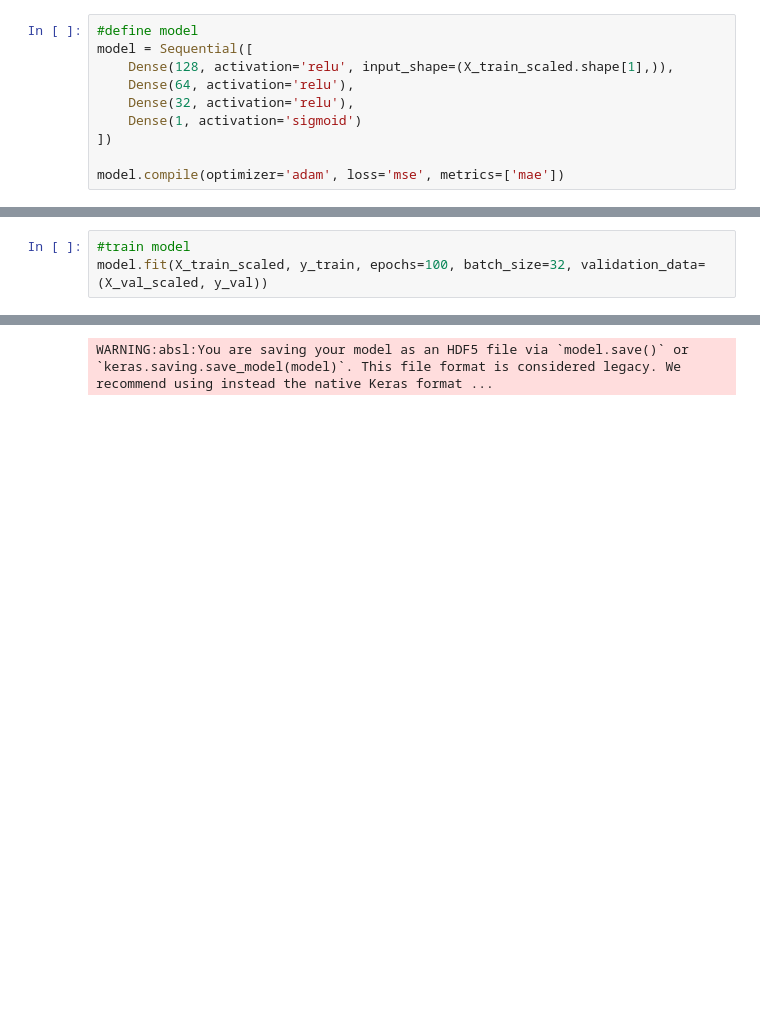
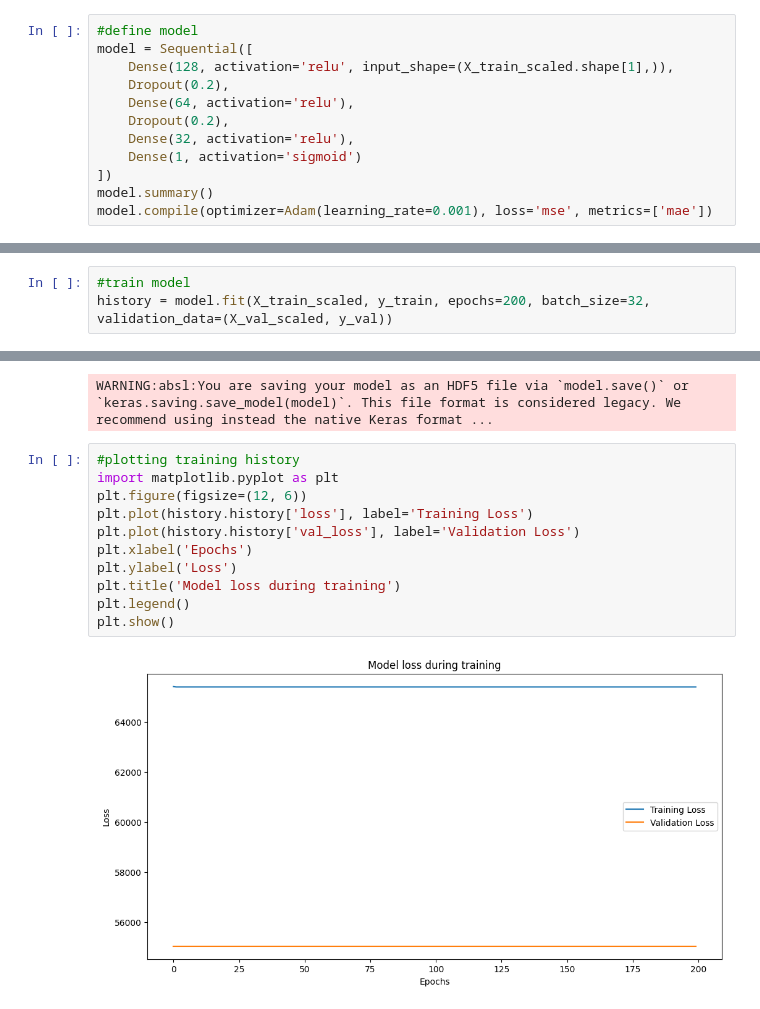
Before and after one commit to vikilouisa/Group-12---Introduction-to-Data-Science-Machine-Learning, a Jupyter notebook: neural_net_via_regression_byLone.ipynb, the cells around one changed output, grey strips where cells are left out. Drawn from its saved outputs; the diff is of its cells as text; blank space fills up the shorter version.

```diff
--- a/neural_net_via_regression_byLone.ipynb
+++ b/neural_net_via_regression_byLone.ipynb
@@ -61,10 +56,12 @@ X_test_scaled = scaler.transform(X_test)
 #define model
 model = Sequential([
     Dense(128, activation='relu', input_shape=(X_train_scaled.shape[1],)),
+    Dropout(0.2),
     Dense(64, activation='relu'),
+    Dropout(0.2),
     Dense(32, activation='relu'),
     Dense(1, activation='sigmoid')
 ])
-
-model.compile(optimizer='adam', loss='mse', metrics=['mae'])
+model.summary()
+model.compile(optimizer=Adam(learning_rate=0.001), loss='mse', metrics=['mae'])
 # %% [output]
@@ -72,4 +87,4 @@ model.compile(optimizer='adam', loss='mse', metrics=['mae'])
 # %%
 #train model
-model.fit(X_train_scaled, y_train, epochs=100, batch_size=32, validation_data=(X_val_scaled, y_val))
+history = model.fit(X_train_scaled, y_train, epochs=200, batch_size=32, validation_data=(X_val_scaled, y_val))
 # %% [output]
@@ -103,6 +117,19 @@ Validation MAE: 195.27928161621094
 model.save('trained_model_regression.h5')
 # %% [output]
 WARNING:absl:You are saving your model as an HDF5 file via `model.save()` or `keras.saving.save_model(model)`. This file format is considered legacy. We recommend using instead the native Keras format ...
+# %%
+#plotting training history
+import matplotlib.pyplot as plt
+plt.figure(figsize=(12, 6))
+plt.plot(history.history['loss'], label='Training Loss')
+plt.plot(history.history['val_loss'], label='Validation Loss')
+plt.xlabel('Epochs')
+plt.ylabel('Loss')
+plt.title('Model loss during training')
+plt.legend()
+plt.show()
+# %% [output]
+[figure, added]
 # %%
 #visualize training history
 import matplotlib.pyplot as plt
```
Also changed, not shown: parts of 5 cells of this notebook, 3 other files.
